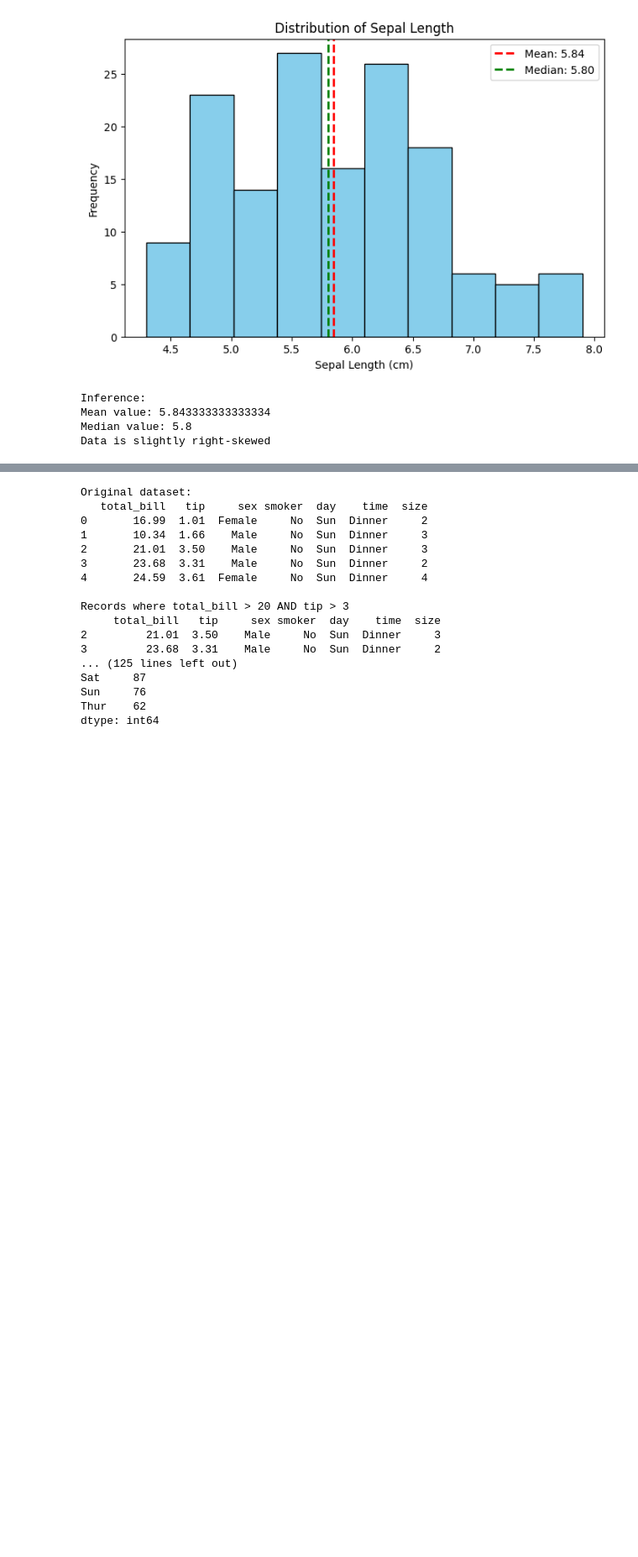
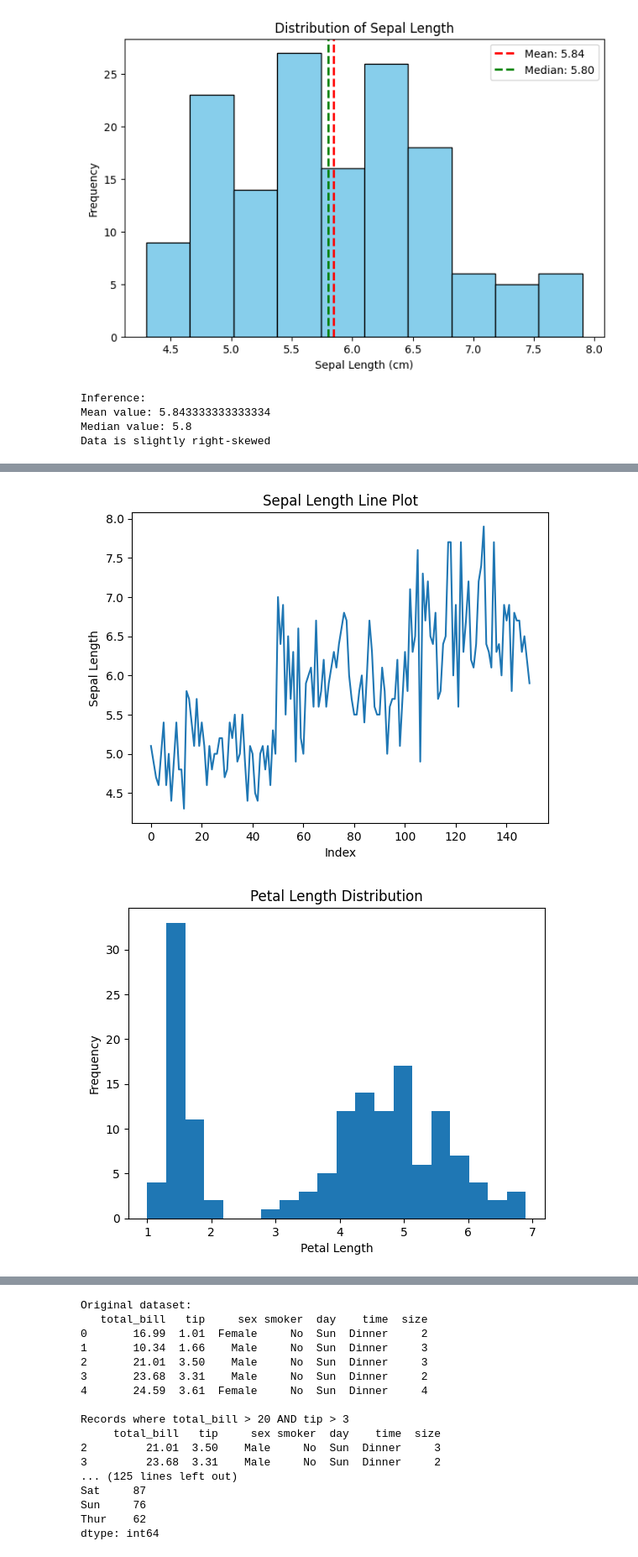
Before and after one commit to kashaveniDeepika24/2025-26-4088-Deepika-AI-B-DS, a Jupyter notebook: 17_02_26.ipynb, the cells around one changed output, grey strips where cells are left out. Shown at 84% size. Cells and saved outputs as stored; diff of their text form; code cells hidden in the pictures; blank space fills up the shorter version.

```diff
--- a/17_02_26.ipynb
+++ b/17_02_26.ipynb
@@ -79,3 +79,74 @@ Inference:
 Mean value: 5.843333333333334
 Median value: 5.8
 Data is slightly right-skewed
+# %%
+#QUESTION 15
+ # Import required libraries
+import pandas as pd
+import matplotlib.pyplot as plt
+
+# Step 1: Read dataset from URL
+url = "https://raw.githubusercontent.com/mwaskom/seaborn-data/master/iris.csv"
+df = pd.read_csv(url)
+
+# Step 2: Display first 5 rows
+print("First 5 rows of dataset:")
+print(df.head())
+
+# Step 3: Dataset information
+print("\nDataset Info:")
+print(df.info())
+
+# -----------------------------
+# Data Visualization
+# -----------------------------
+
+#Line Plot - Sepal Length
+plt.figure()
+plt.plot(df['sepal_length'])
+plt.title("Sepal Length Line Plot")
+plt.xlabel("Index")
+plt.ylabel("Sepal Length")
+plt.show()
+
+
+#Histogram - Petal Length
+plt.figure()
+plt.hist(df['petal_length'], bins=20)
+plt.title("Petal Length Distribution")
+plt.xlabel("Petal Length")
+plt.ylabel("Frequency")
+plt.show()
+
+
+#Scatter Plot - Sepal vs Petal Length
+plt.figure()
+plt.scatter(df['sepal_length'], df['petal_length'])
+plt.title("Sepal Length vs Petal Length")
+plt.xlabel("Sepal Length")
+plt.ylabel("Petal Length")
+plt.show()
+
+
+#Bar Plot - Species Count
+plt.figure()
+df['species'].value_counts().plot(kind='bar')
+plt.title("Species Count")
+plt.xlabel("Species")
+plt.ylabel("Count")
+plt.show()
+
+
+#Pie Chart - Species Distribution
+plt.figure()
+species_count = df['species'].value_counts()
+
+plt.pie(species_count,
+        labels=species_count.index,
+        autopct='%1.1f%%',
+        startangle=90)
+
+plt.title("Species Distribution Pie Chart")
+plt.axis('equal')  # Makes it a perfect circle
+plt.show()
+# %% [output]
@@ -81,0 +170,2 @@ Data is slightly right-skewed
+[figure, added]
+[figure, added]
```
Also changed, not shown: parts of 1 cell of this notebook.
